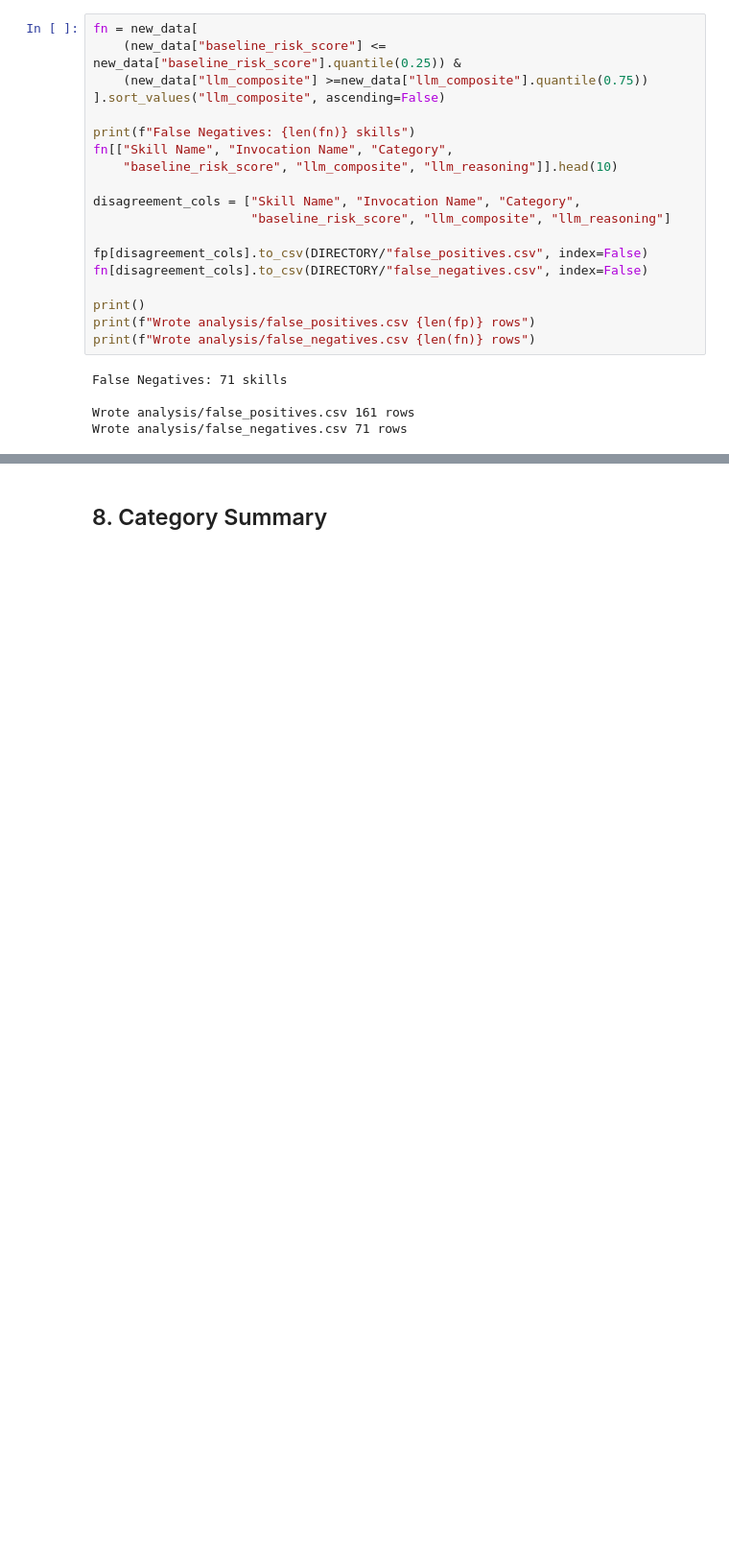
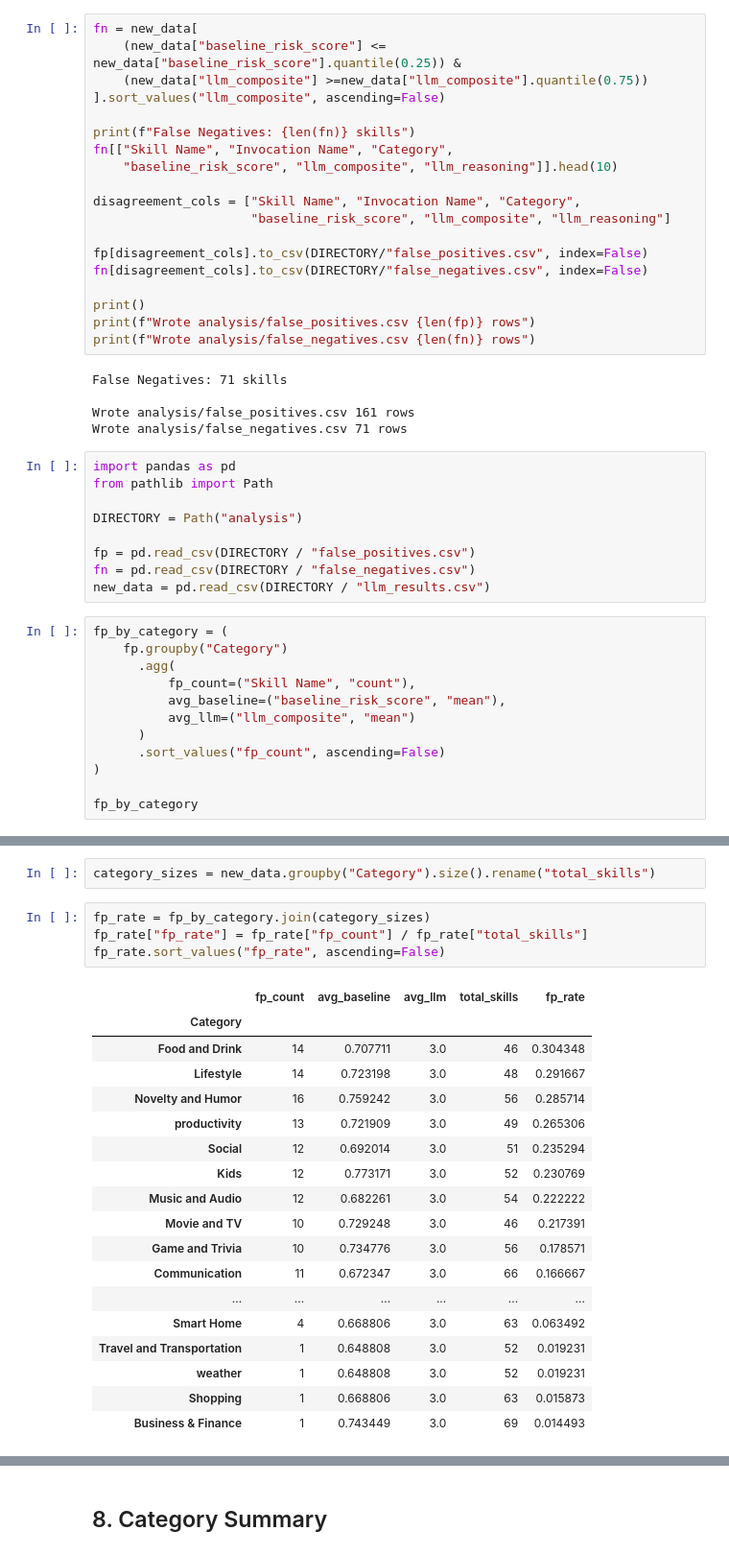
Before and after one commit to janiceeguo/CS6763-CPS-Final, a Jupyter notebook: llm_analysis.ipynb, the cells around one changed output, grey strips where cells are left out. Shown at 96% size. Cells and saved outputs as stored; diff of their text form; blank space fills up the shorter version.

```diff
--- a/llm_analysis.ipynb
+++ b/llm_analysis.ipynb
@@ -285,3 +285,24 @@ False Negatives: 71 skills
 
 Wrote analysis/false_positives.csv 161 rows
 Wrote analysis/false_negatives.csv 71 rows
+# %%
+import pandas as pd
+from pathlib import Path
+
+DIRECTORY = Path("analysis")
+
+fp = pd.read_csv(DIRECTORY / "false_positives.csv")
+fn = pd.read_csv(DIRECTORY / "false_negatives.csv")
+new_data = pd.read_csv(DIRECTORY / "llm_results.csv")
+# %%
+fp_by_category = (
+    fp.groupby("Category")
+      .agg(
+          fp_count=("Skill Name", "count"),
+          avg_baseline=("baseline_risk_score", "mean"),
+          avg_llm=("llm_composite", "mean")
+      )
+      .sort_values("fp_count", ascending=False)
+)
+
+fp_by_category
@@ -287,0 +359,25 @@ Wrote analysis/false_negatives.csv 71 rows
+# %%
+category_sizes = new_data.groupby("Category").size().rename("total_skills")
+# %%
+fp_rate = fp_by_category.join(category_sizes)
+fp_rate["fp_rate"] = fp_rate["fp_count"] / fp_rate["total_skills"]
+fp_rate.sort_values("fp_rate", ascending=False)
+# %% [output]
+|  | fp_count | avg_baseline | avg_llm | total_skills | fp_rate |
+| Category |  |  |  |  |  |
+| Food and Drink | 14 | 0.707711 | 3.0 | 46 | 0.304348 |
+| Lifestyle | 14 | 0.723198 | 3.0 | 48 | 0.291667 |
+| Novelty and Humor | 16 | 0.759242 | 3.0 | 56 | 0.285714 |
+| productivity | 13 | 0.721909 | 3.0 | 49 | 0.265306 |
+| Social | 12 | 0.692014 | 3.0 | 51 | 0.235294 |
+| Kids | 12 | 0.773171 | 3.0 | 52 | 0.230769 |
+| Music and Audio | 12 | 0.682261 | 3.0 | 54 | 0.222222 |
+| Movie and TV | 10 | 0.729248 | 3.0 | 46 | 0.217391 |
+| Game and Trivia | 10 | 0.734776 | 3.0 | 56 | 0.178571 |
+| Communication | 11 | 0.672347 | 3.0 | 66 | 0.166667 |
+| ... | ... | ... | ... | ... | ... |
+| Smart Home | 4 | 0.668806 | 3.0 | 63 | 0.063492 |
+| Travel and Transportation | 1 | 0.648808 | 3.0 | 52 | 0.019231 |
+| weather | 1 | 0.648808 | 3.0 | 52 | 0.019231 |
+| Shopping | 1 | 0.668806 | 3.0 | 63 | 0.015873 |
+| Business & Finance | 1 | 0.743449 | 3.0 | 69 | 0.014493 |
```
Also changed, not shown: parts of 3 cells of this notebook, 4 other files.
